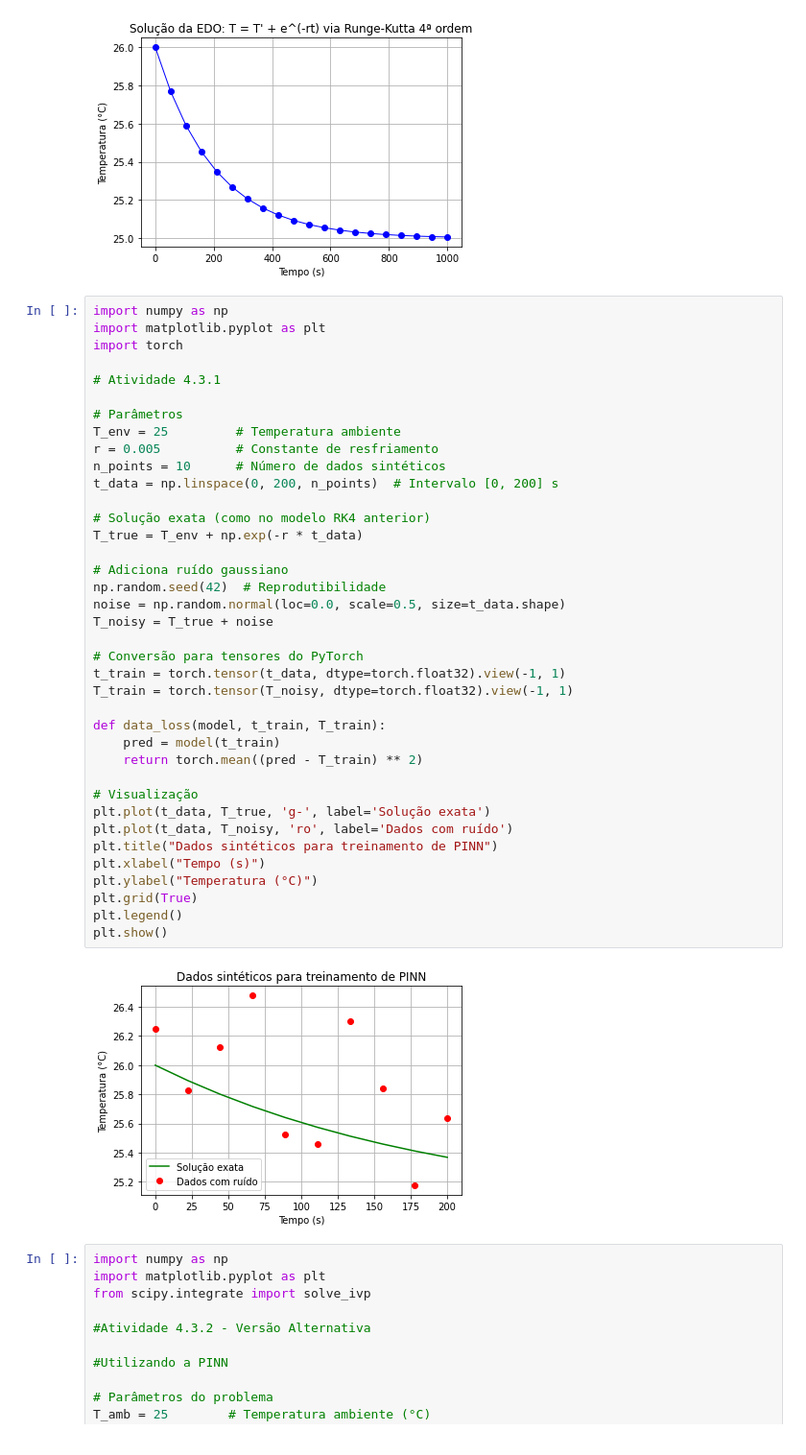
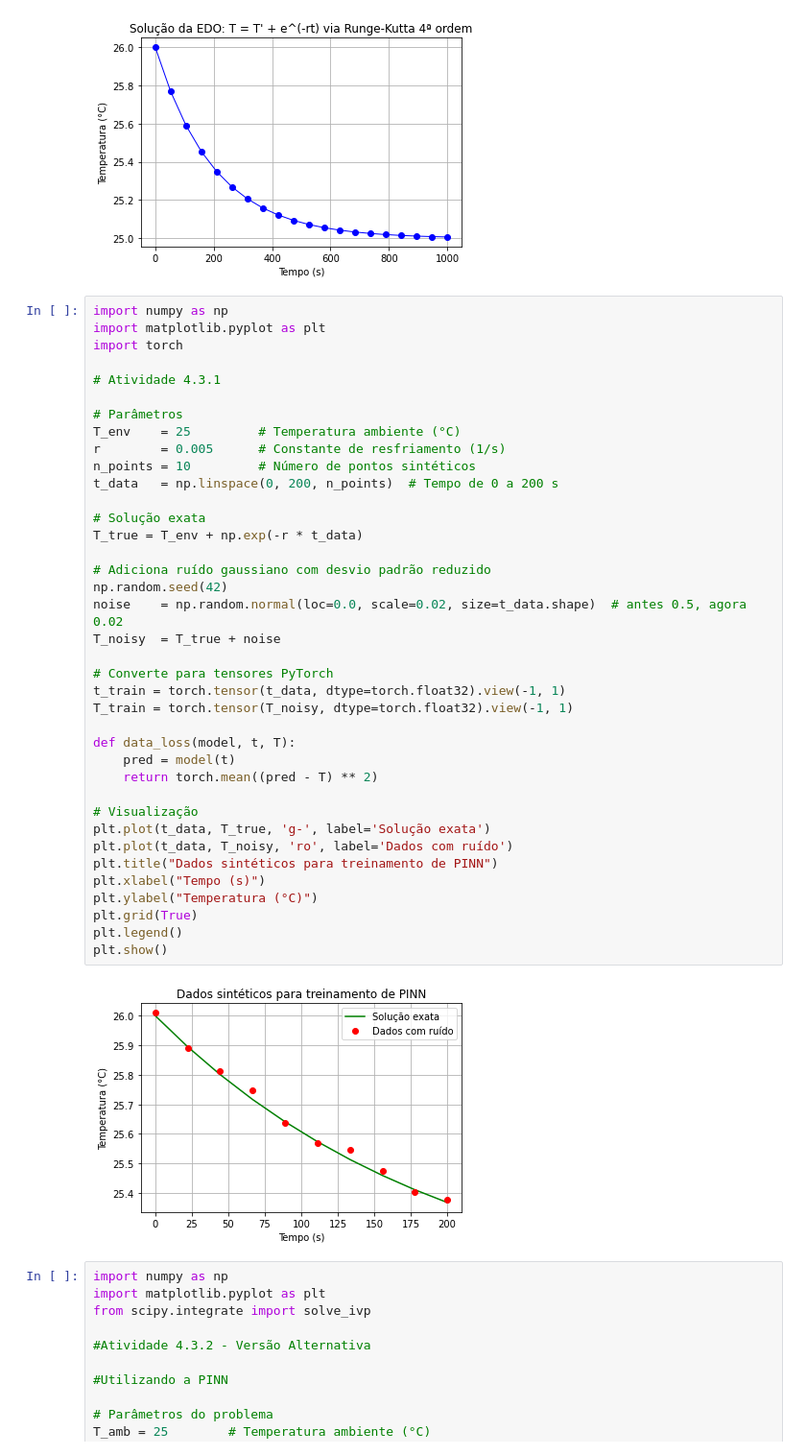
Before and after one commit to ofisico-ufu/Computational-Physics, a Jupyter notebook: Atividades/Atividade 4/Exercicios da atividade 4.ipynb, the cells around one changed output. Shown: that part at 96% size. Drawn from its saved outputs; the diff is of its cells as text.

```diff
--- a/Atividades/Atividade 4/Exercicios da atividade 4.ipynb
+++ b/Atividades/Atividade 4/Exercicios da atividade 4.ipynb
@@ -77,43 +77,43 @@ plt.show()
 # %%
 import numpy as np
 import matplotlib.pyplot as plt
 import torch
 
 # Atividade 4.3.1
 
 # Parâmetros
-T_env = 25         # Temperatura ambiente
-r = 0.005          # Constante de resfriamento
-n_points = 10      # Número de dados sintéticos
-t_data = np.linspace(0, 200, n_points)  # Intervalo [0, 200] s
+T_env    = 25         # Temperatura ambiente (°C)
+r        = 0.005      # Constante de resfriamento (1/s)
+n_points = 10         # Número de pontos sintéticos
+t_data   = np.linspace(0, 200, n_points)  # Tempo de 0 a 200 s
 
-# Solução exata (como no modelo RK4 anterior)
+# Solução exata
 T_true = T_env + np.exp(-r * t_data)
 
-# Adiciona ruído gaussiano
-np.random.seed(42)  # Reprodutibilidade
-noise = np.random.normal(loc=0.0, scale=0.5, size=t_data.shape)
-T_noisy = T_true + noise
+# Adiciona ruído gaussiano com desvio padrão reduzido
+np.random.seed(42)
+noise    = np.random.normal(loc=0.0, scale=0.02, size=t_data.shape)  # antes 0.5, agora 0.02
+T_noisy  = T_true + noise
 
-# Conversão para tensores do PyTorch
+# Converte para tensores PyTorch
 t_train = torch.tensor(t_data, dtype=torch.float32).view(-1, 1)
 T_train = torch.tensor(T_noisy, dtype=torch.float32).view(-1, 1)
 
-def data_loss(model, t_train, T_train):
-    pred = model(t_train)
-    return torch.mean((pred - T_train) ** 2)
+def data_loss(model, t, T):
+    pred = model(t)
+    return torch.mean((pred - T) ** 2)
 
 # Visualização
 plt.plot(t_data, T_true, 'g-', label='Solução exata')
 plt.plot(t_data, T_noisy, 'ro', label='Dados com ruído')
 plt.title("Dados sintéticos para treinamento de PINN")
 plt.xlabel("Tempo (s)")
 plt.ylabel("Temperatura (°C)")
 plt.grid(True)
 plt.legend()
 plt.show()
 # %% [output]
-[figure, old version]
+[figure, new version]
 # %%
 import numpy as np
 import matplotlib.pyplot as plt
```
Also changed, not shown: parts of 3 cells of this notebook, 1 other file.
